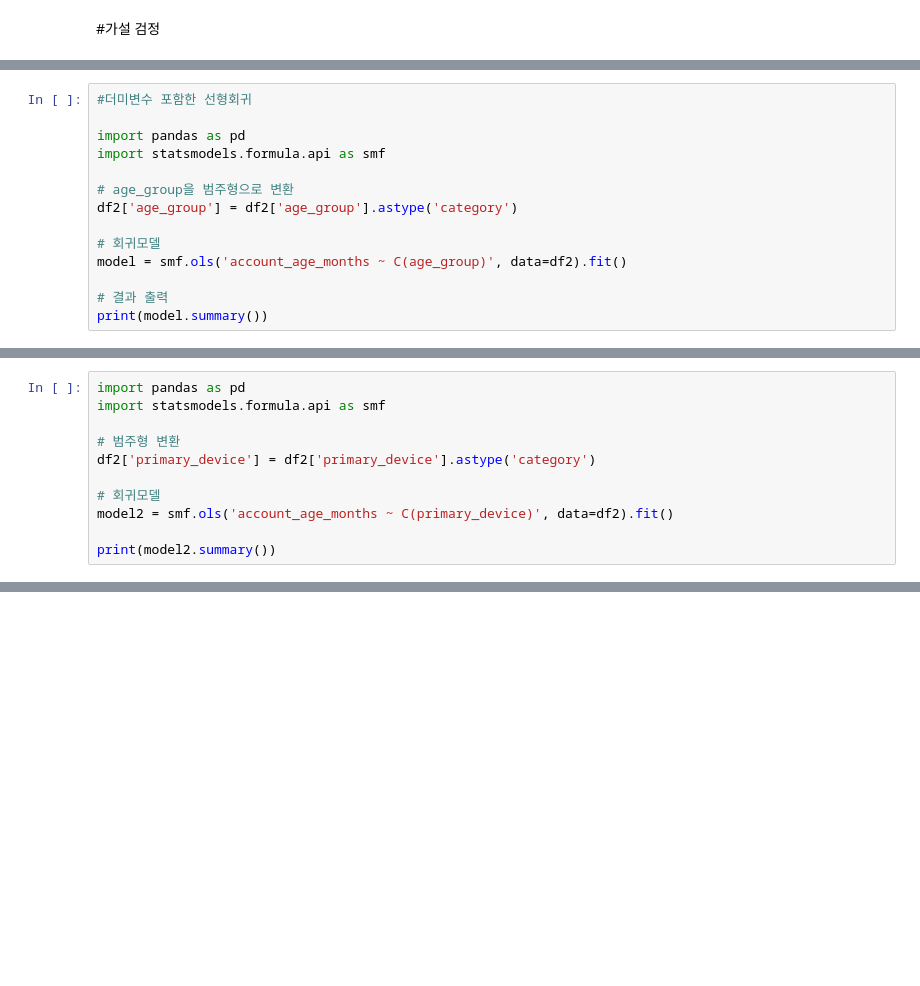
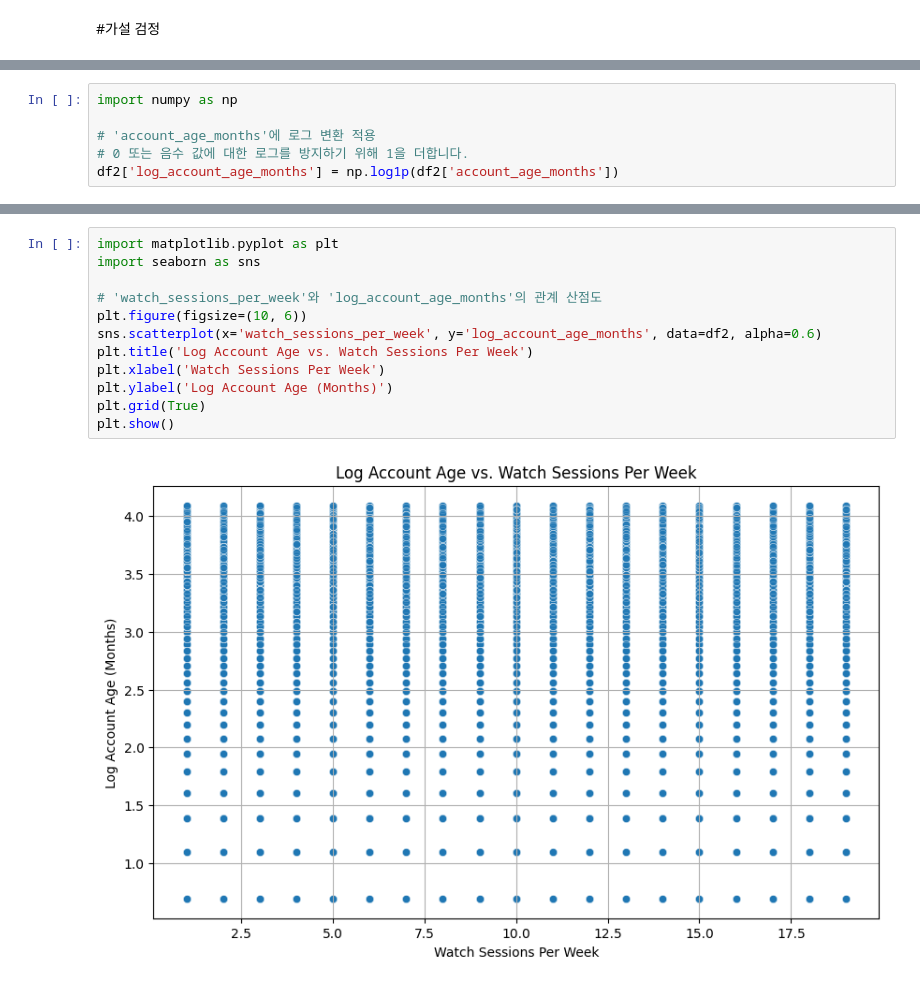
Before and after one commit to DogwonLee/Netflix-User-Behavior, a Jupyter notebook: Netflix.ipynb, the cells around one changed output, grey strips where cells are left out. Saved outputs shown, nothing was run; the diff lists cells and outputs as text; blank space fills up the shorter version.

```diff
--- a/Netflix.ipynb
+++ b/Netflix.ipynb
@@ -247,14 +209,0 @@ account_age_months = B0 + B1 * age_group + E
-# %%
-#더미변수 포함한 선형회귀
-
-import pandas as pd
-import statsmodels.formula.api as smf
-
-# age_group을 범주형으로 변환
-df2['age_group'] = df2['age_group'].astype('category')
-
-# 회귀모델
-model = smf.ols('account_age_months ~ C(age_group)', data=df2).fit()
-
-# 결과 출력
-print(model.summary())
@@ -366,11 +209,0 @@ plt.show()
-# %%
-import pandas as pd
-import statsmodels.formula.api as smf
-
-# 범주형 변환
-df2['primary_device'] = df2['primary_device'].astype('category')
-
-# 회귀모델
-model2 = smf.ols('account_age_months ~ C(primary_device)', data=df2).fit()
-
-print(model2.summary())
@@ -447,0 +252,6 @@ plt.show()
+# %%
+import numpy as np
+
+# 'account_age_months'에 로그 변환 적용
+# 0 또는 음수 값에 대한 로그를 방지하기 위해 1을 더합니다.
+df2['log_account_age_months'] = np.log1p(df2['account_age_months'])
@@ -447,0 +366,14 @@ plt.show()
+# %%
+import matplotlib.pyplot as plt
+import seaborn as sns
+
+# 'watch_sessions_per_week'와 'log_account_age_months'의 관계 산점도
+plt.figure(figsize=(10, 6))
+sns.scatterplot(x='watch_sessions_per_week', y='log_account_age_months', data=df2, alpha=0.6)
+plt.title('Log Account Age vs. Watch Sessions Per Week')
+plt.xlabel('Watch Sessions Per Week')
+plt.ylabel('Log Account Age (Months)')
+plt.grid(True)
+plt.show()
+# %% [output]
+[figure, added]
```
Also changed, not shown: parts of 74 cells of this notebook.
